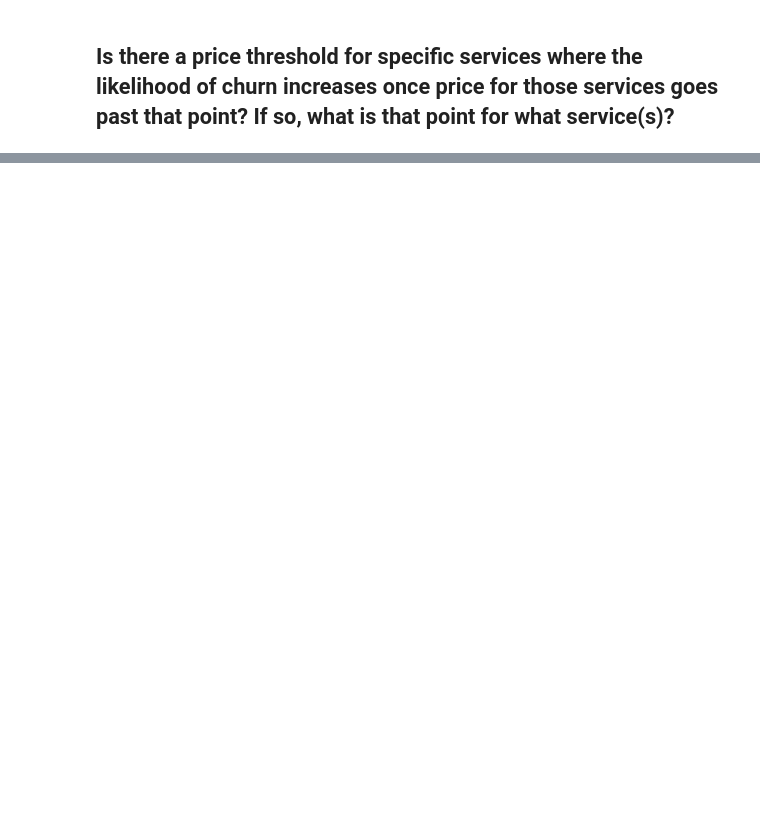
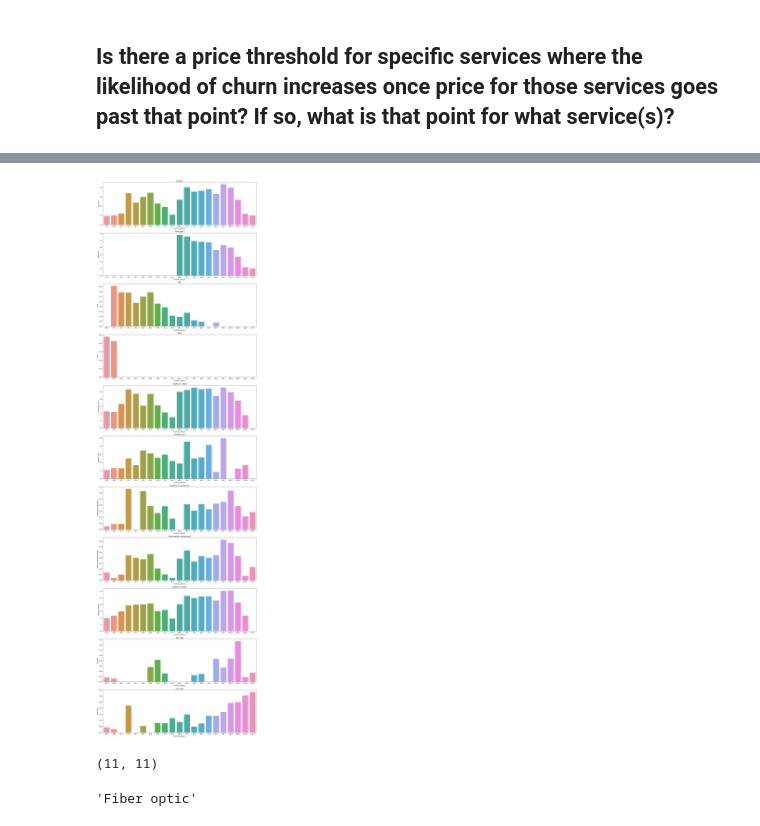
Before and after one commit to Rooster-Warrior/analyzing-customer-churn, a Jupyter notebook: Noah_working_notebook.ipynb, the cells around one changed output, grey strips where cells are left out. Cells and saved outputs as stored; diff of their text form; code cells hidden in the pictures; blank space fills up the shorter version.

```diff
--- a/Noah_working_notebook.ipynb
+++ b/Noah_working_notebook.ipynb
@@ -159,2 +75,0 @@ def encode_all(df):
-# %%
-train = encode_all(train)
@@ -197,5 +112,6 @@ train.head()
 # %%
-x = train.groupby((train.monthly_charges // 10)*10).is_churn.mean().index
-train.groupby(((train.monthly_charges//10, train.streaming_movies))).is_churn.mean()
+# x = train.groupby((train.monthly_charges // 10)*10).is_churn.mean().index
+# y = train.groupby((train.monthly_charges//10)*10).is_churn.mean().plot()
 
 # sns.lineplot(x, y)
+train.head()
@@ -204,0 +157,27 @@ churn_output =
+# %%
+def subset_churn_data(column_list):
+    df = pd.DataFrame(train.groupby((train.monthly_charges // 5)*5).is_churn.mean())
+    for c in column_list:
+        subset_list = train[c].value_counts().index
+        for i in subset_list:
+            df[i] = train[train[c] == i].groupby((train.monthly_charges // 5)*5).is_churn.mean()
+    return df
+# %%
+column_list = ['internet_service_type', 'payment_type', 'contract_type']
+churn = subset_churn_data(column_list)
+# %%
+def make_churn_bar_plots(df):
+    f = plt.figure(figsize=(16,100))
+    x = churn.shape[1]
+    for i in range(0, x):
+        f.add_subplot(20, 1, i+1)
+        sns.barplot(data=churn, y=churn.iloc[:,i], x=churn.index)
+        plt.title(churn.columns[i])
+    plt.tight_layout()
+    plt.show()
+# %% [output]
+[figure, added]
+# %%
+churn.shape
+# %% [output]
+(11, 11)
@@ -204,0 +187,4 @@ churn_output =
+# %%
+subset_churn_data('internet_service_type').index[0]
+# %% [output]
+'Fiber optic'
```
Also changed, not shown: parts of 53 cells of this notebook.
